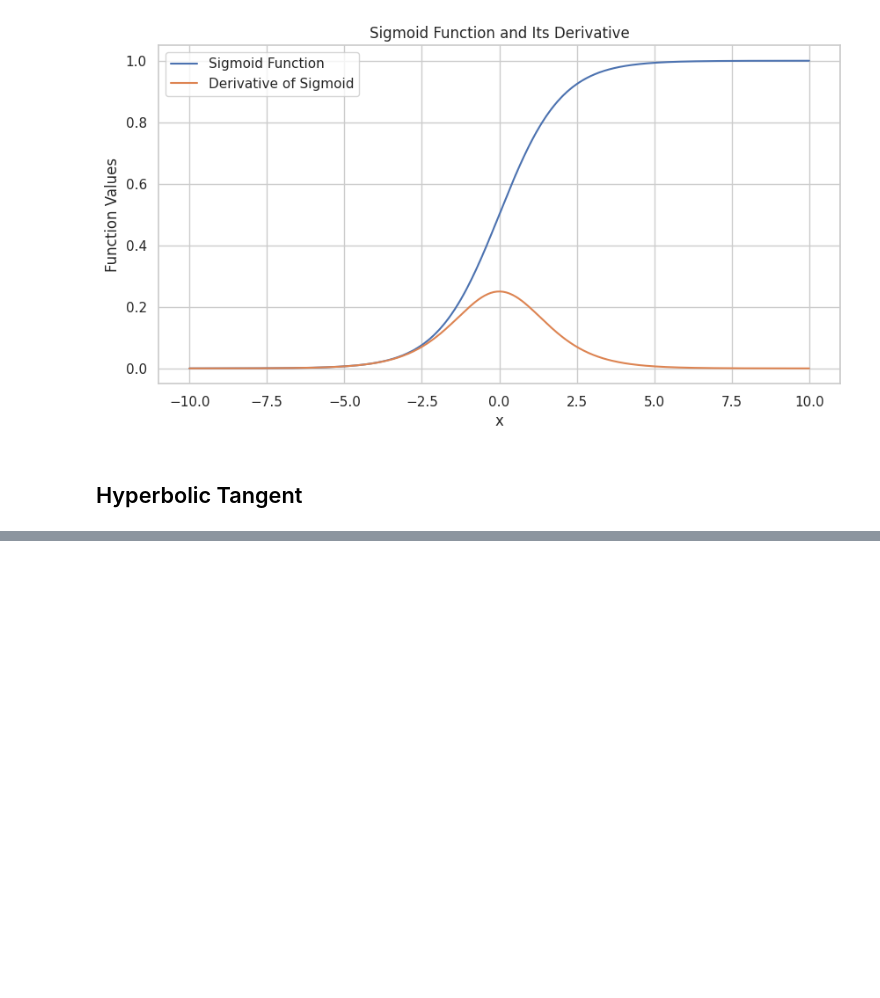
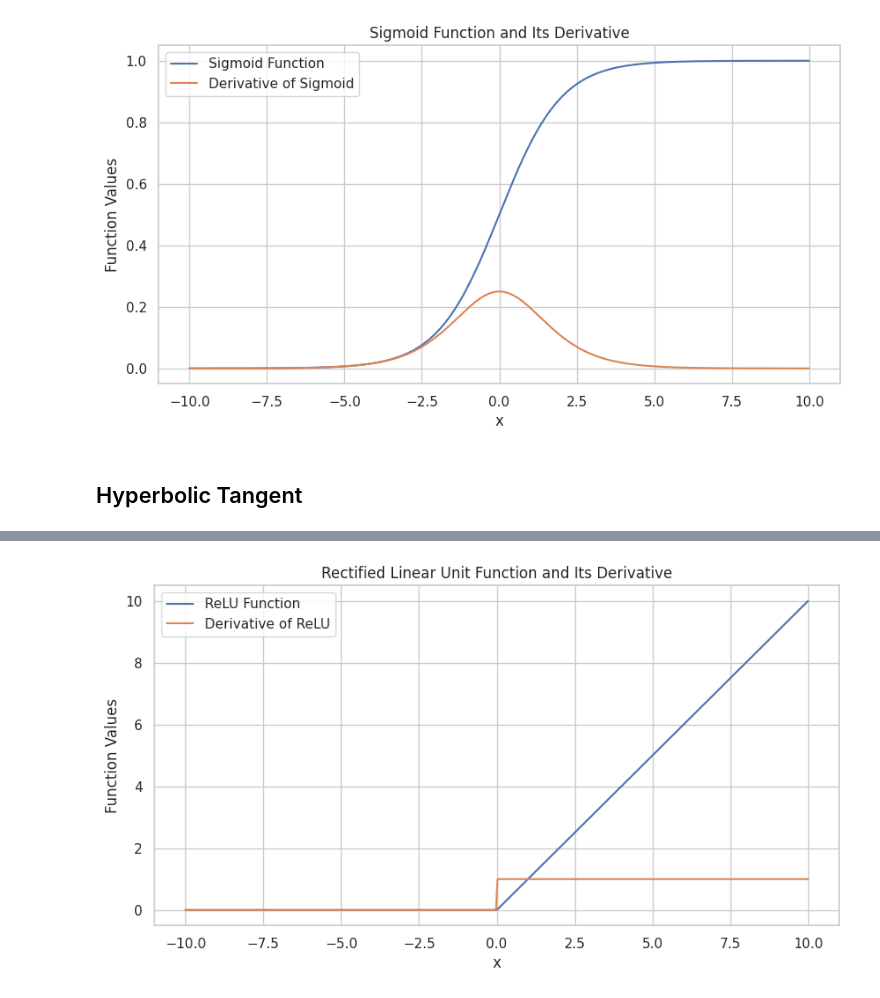
Before and after one commit to igorconsulting/neuromatch, a Jupyter notebook: mit-deep-learning/perceptron.ipynb, the cells around one changed output, grey strips where cells are left out. Cells and saved outputs as stored; diff of their text form; code cells hidden in the pictures; blank space fills up the shorter version.

```diff
--- a/mit-deep-learning/perceptron.ipynb
+++ b/mit-deep-learning/perceptron.ipynb
@@ -52,0 +89,6 @@ plt.show()
+# %%
+def ReLU(z):
+    return np.maximum(0,z)
+
+def diff_ReLU(z):
+    return np.where(z>0,1,0)
@@ -52,0 +105,19 @@ plt.show()
+# %%
+# Create a plot with a specific size
+plt.figure(figsize=(10, 5))
+
+# Plot the sigmoid function
+sns.lineplot(x=x_values, y=ReLU(x_values), label='ReLU Function')
+
+# Plot the derivative of the sigmoid function
+sns.lineplot(x=x_values, y=diff_ReLU(x_values), label='Derivative of ReLU')
+
+# Adding the title and labels
+plt.title('Rectified Linear Unit Function and Its Derivative')
+plt.xlabel('x')
+plt.ylabel('Function Values')
+
+# Show the plot
+plt.show()
+# %% [output]
+[figure, added]
```
Also changed, not shown: parts of 4 cells of this notebook.
